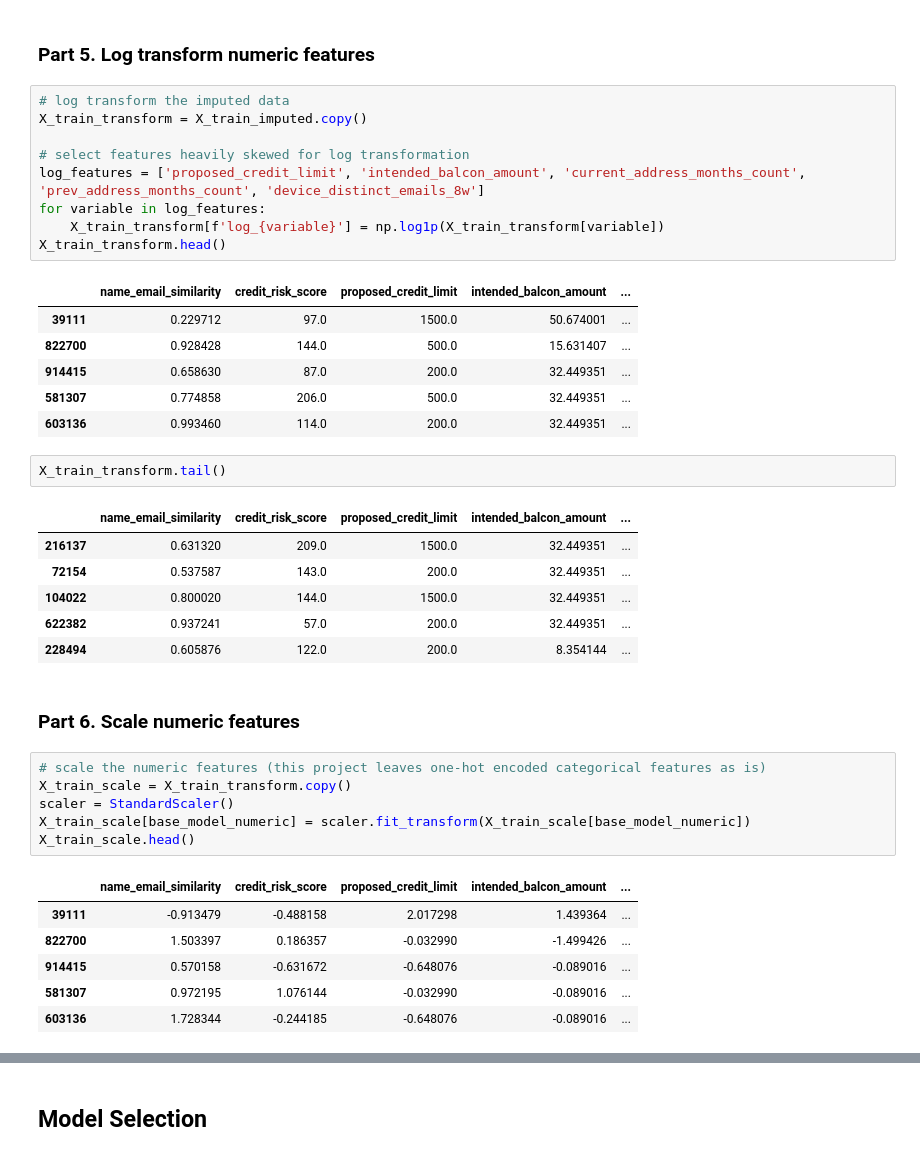
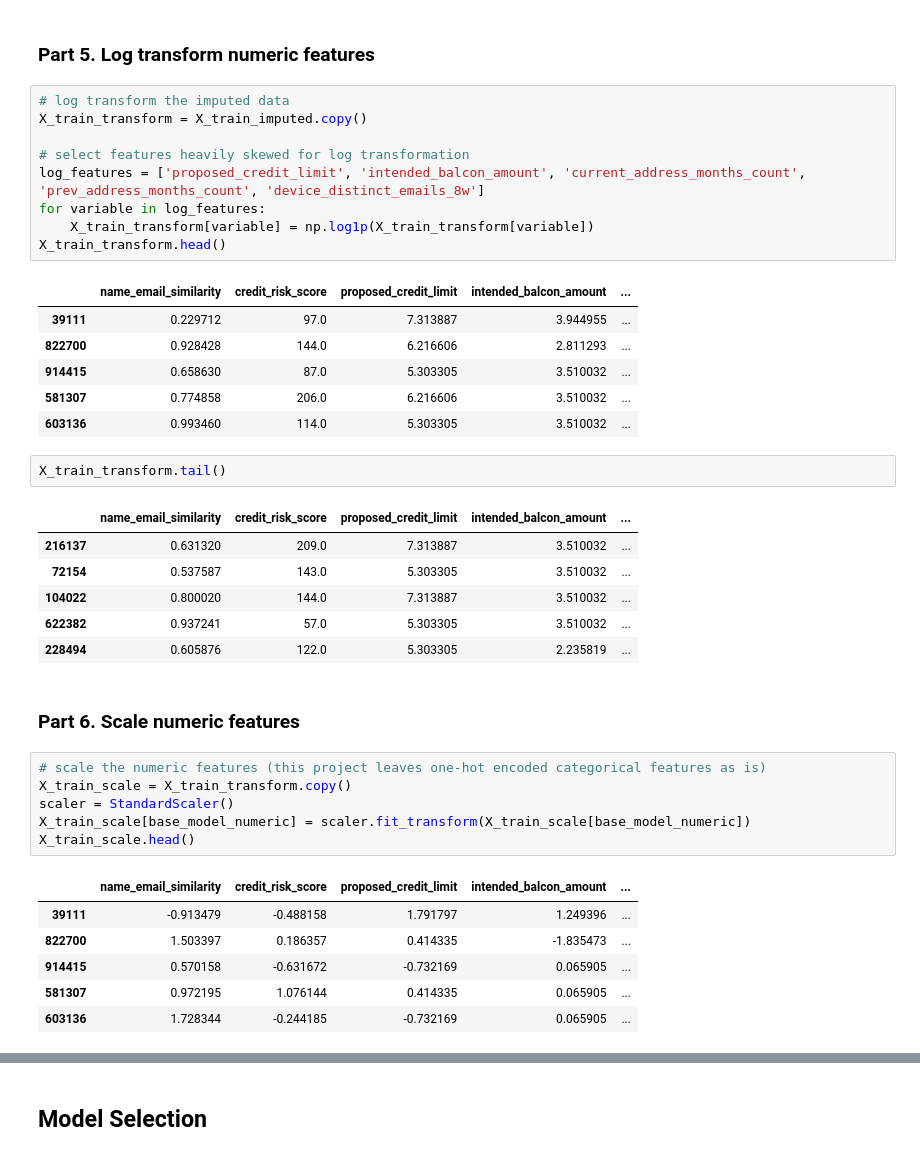
Before and after one commit to mrlizhaozhi/application-fraud-bank-account-opening, a Jupyter notebook: BAF-Fraud-Detection-Models.ipynb, the cells around one changed output, grey strips where cells are left out. Cells and saved outputs as stored; diff of their text form.

```diff
--- a/BAF-Fraud-Detection-Models.ipynb
+++ b/BAF-Fraud-Detection-Models.ipynb
@@ -1515,28 +1516,28 @@ Imputation with `median` is expected mathematically to shift concentration of da
 # %%
 # log transform the imputed data
 X_train_transform = X_train_imputed.copy()
 
 # select features heavily skewed for log transformation
 log_features = ['proposed_credit_limit', 'intended_balcon_amount', 'current_address_months_count', 'prev_address_months_count', 'device_distinct_emails_8w']
 for variable in log_features:
-    X_train_transform[f'log_{variable}'] = np.log1p(X_train_transform[variable])
+    X_train_transform[variable] = np.log1p(X_train_transform[variable])
 X_train_transform.head()
 # %% [output]
 |  | name_email_similarity | credit_risk_score | proposed_credit_limit | intended_balcon_amount | ... |
-| 39111 | 0.229712 | 97.0 | 1500.0 | 50.674001 | ... |
-| 822700 | 0.928428 | 144.0 | 500.0 | 15.631407 | ... |
-| 914415 | 0.658630 | 87.0 | 200.0 | 32.449351 | ... |
-| 581307 | 0.774858 | 206.0 | 500.0 | 32.449351 | ... |
-| 603136 | 0.993460 | 114.0 | 200.0 | 32.449351 | ... |
+| 39111 | 0.229712 | 97.0 | 7.313887 | 3.944955 | ... |
+| 822700 | 0.928428 | 144.0 | 6.216606 | 2.811293 | ... |
+| 914415 | 0.658630 | 87.0 | 5.303305 | 3.510032 | ... |
+| 581307 | 0.774858 | 206.0 | 6.216606 | 3.510032 | ... |
+| 603136 | 0.993460 | 114.0 | 5.303305 | 3.510032 | ... |
 # %%
 X_train_transform.tail()
 # %% [output]
 |  | name_email_similarity | credit_risk_score | proposed_credit_limit | intended_balcon_amount | ... |
-| 216137 | 0.631320 | 209.0 | 1500.0 | 32.449351 | ... |
-| 72154 | 0.537587 | 143.0 | 200.0 | 32.449351 | ... |
-| 104022 | 0.800020 | 144.0 | 1500.0 | 32.449351 | ... |
-| 622382 | 0.937241 | 57.0 | 200.0 | 32.449351 | ... |
-| 228494 | 0.605876 | 122.0 | 200.0 | 8.354144 | ... |
+| 216137 | 0.631320 | 209.0 | 7.313887 | 3.510032 | ... |
+| 72154 | 0.537587 | 143.0 | 5.303305 | 3.510032 | ... |
+| 104022 | 0.800020 | 144.0 | 7.313887 | 3.510032 | ... |
+| 622382 | 0.937241 | 57.0 | 5.303305 | 3.510032 | ... |
+| 228494 | 0.605876 | 122.0 | 5.303305 | 2.235819 | ... |
 # %% [markdown]
 ### Part 6. Scale numeric features
 # %%
@@ -1547,11 +1548,11 @@ X_train_scale[base_model_numeric] = scaler.fit_transform(X_train_scale[base_mode
 X_train_scale.head()
 # %% [output]
 |  | name_email_similarity | credit_risk_score | proposed_credit_limit | intended_balcon_amount | ... |
-| 39111 | -0.913479 | -0.488158 | 2.017298 | 1.439364 | ... |
-| 822700 | 1.503397 | 0.186357 | -0.032990 | -1.499426 | ... |
-| 914415 | 0.570158 | -0.631672 | -0.648076 | -0.089016 | ... |
-| 581307 | 0.972195 | 1.076144 | -0.032990 | -0.089016 | ... |
-| 603136 | 1.728344 | -0.244185 | -0.648076 | -0.089016 | ... |
+| 39111 | -0.913479 | -0.488158 | 1.791797 | 1.249396 | ... |
+| 822700 | 1.503397 | 0.186357 | 0.414335 | -1.835473 | ... |
+| 914415 | 0.570158 | -0.631672 | -0.732169 | 0.065905 | ... |
+| 581307 | 0.972195 | 1.076144 | 0.414335 | 0.065905 | ... |
+| 603136 | 1.728344 | -0.244185 | -0.732169 | 0.065905 | ... |
 # %%
 X_train_scale.tail()
 # %% [output]
```
Also changed, not shown: parts of 13 cells of this notebook.
